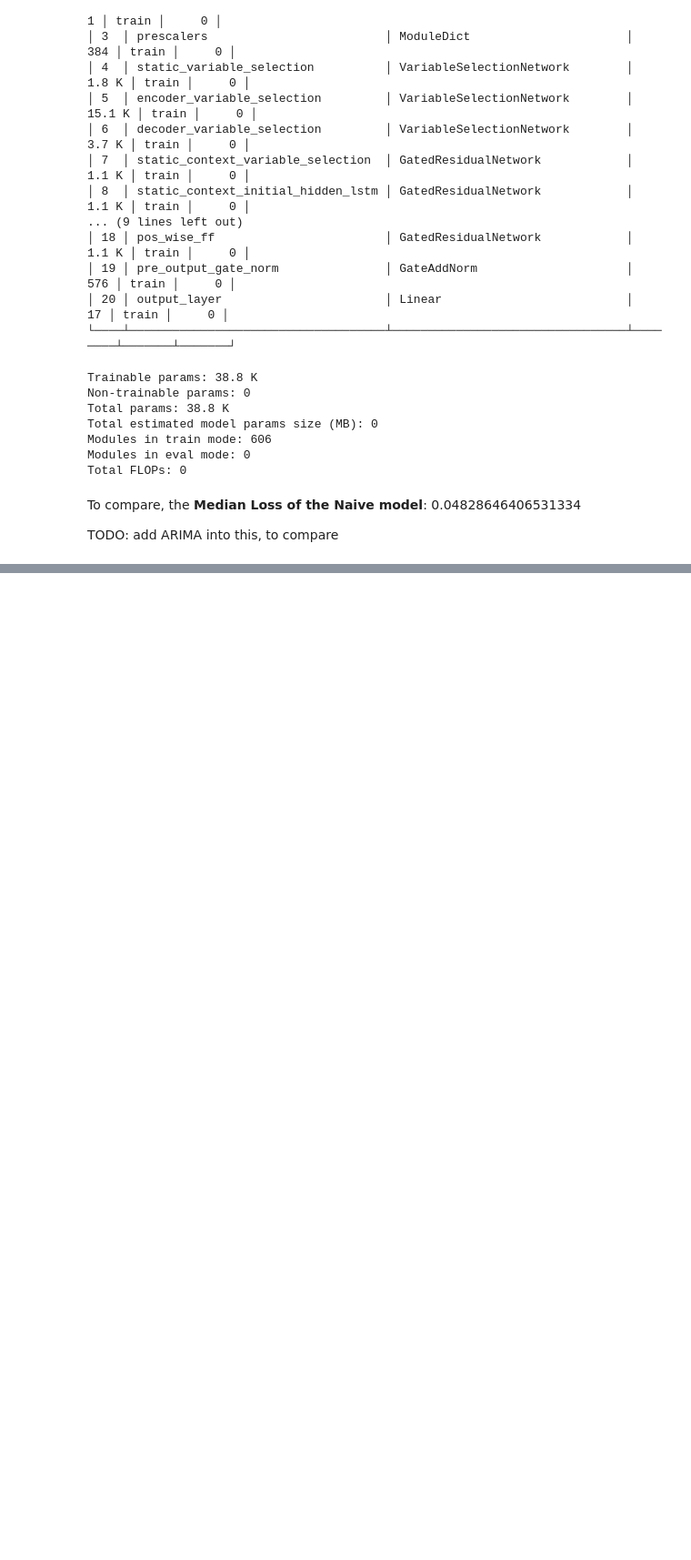
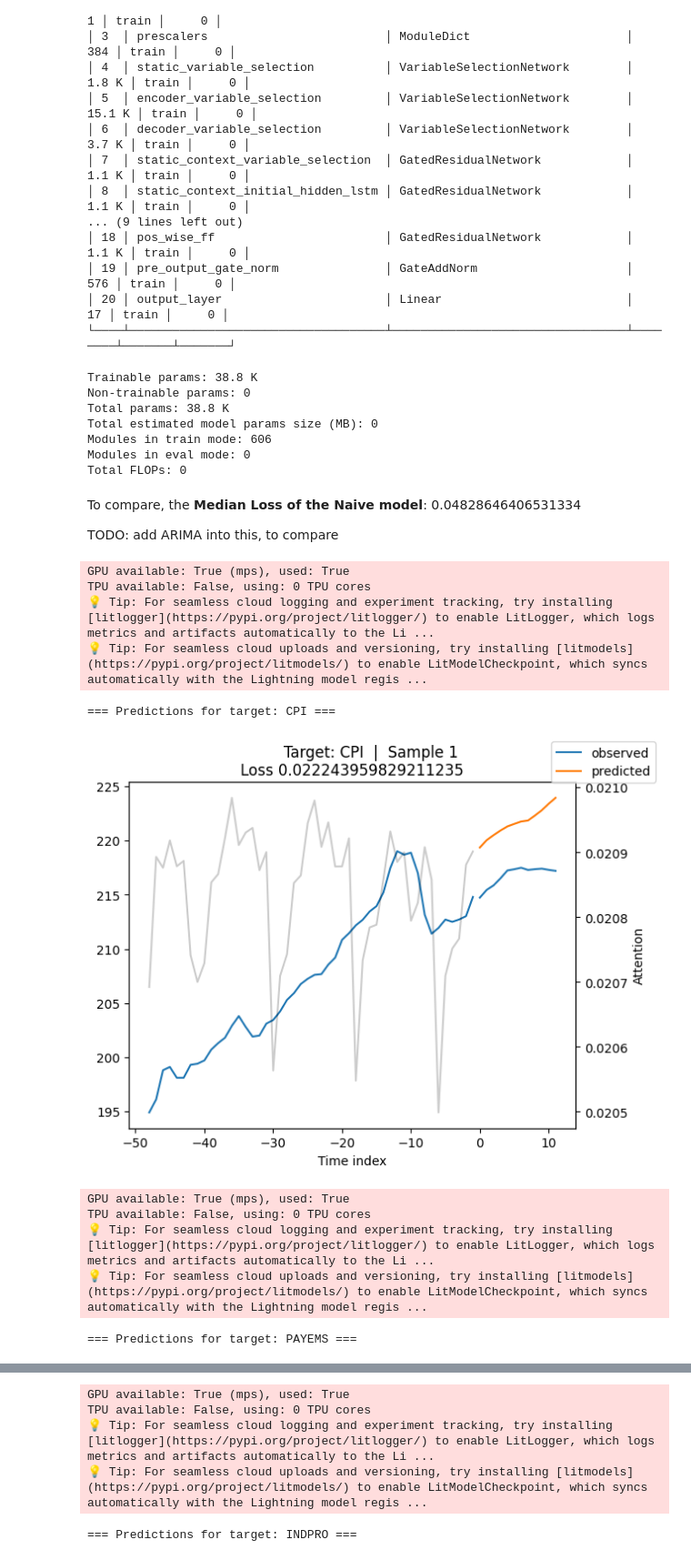
Before and after one commit to minnaheim/aml2026-group-3, a Jupyter notebook: src/basic-tft.ipynb, the cells around one changed output, grey strips where cells are left out. Shown at 91% size. Cells and saved outputs as stored; diff of their text form; code cells hidden in the pictures; blank space fills up the shorter version.

Commit message:
added plot

```diff
--- a/src/basic-tft.ipynb
+++ b/src/basic-tft.ipynb
@@ -432,12 +432,23 @@ for target in lag_vars:
 print("Done. Models stored in results[target].")
 # %%
 for target, res in results.items():
-    print(f'
-=== Predictions for target: {target} ===')
+    print(f'=== Predictions for target: {target} ===')
     raw_out = res['model'].predict(res['val_dl'], mode='raw', return_x=True)
     raw_preds = raw_out.output
     x_in = raw_out.x
     for idx in range(raw_preds.prediction.shape[0]):
         res['model'].plot_prediction(x_in, raw_preds, idx=idx, add_loss_to_title=True)
         plt.suptitle(f'Target: {target}  |  Sample {idx+1}', y=1.01)
         plt.show()
+# %% [output]
+GPU available: True (mps), used: True
+TPU available: False, using: 0 TPU cores
+💡 Tip: For seamless cloud logging and experiment tracking, try installing [litlogger](https://pypi.org/project/litlogger/) to enable LitLogger, which logs metrics and artifacts automatically to the Li ...
+💡 Tip: For seamless cloud uploads and versioning, try installing [litmodels](https://pypi.org/project/litmodels/) to enable LitModelCheckpoint, which syncs automatically with the Lightning model regis ...
+=== Predictions for target: CPI ===
+[figure, added]
+GPU available: True (mps), used: True
+TPU available: False, using: 0 TPU cores
+💡 Tip: For seamless cloud logging and experiment tracking, try installing [litlogger](https://pypi.org/project/litlogger/) to enable LitLogger, which logs metrics and artifacts automatically to the Li ...
+💡 Tip: For seamless cloud uploads and versioning, try installing [litmodels](https://pypi.org/project/litmodels/) to enable LitModelCheckpoint, which syncs automatically with the Lightning model regis ...
+=== Predictions for target: PAYEMS ===
@@ -443,0 +456,5 @@ for target, res in results.items():
+GPU available: True (mps), used: True
+TPU available: False, using: 0 TPU cores
+💡 Tip: For seamless cloud logging and experiment tracking, try installing [litlogger](https://pypi.org/project/litlogger/) to enable LitLogger, which logs metrics and artifacts automatically to the Li ...
+💡 Tip: For seamless cloud uploads and versioning, try installing [litmodels](https://pypi.org/project/litmodels/) to enable LitModelCheckpoint, which syncs automatically with the Lightning model regis ...
+=== Predictions for target: INDPRO ===
```
Also changed, not shown: parts of 1 cell of this notebook.
